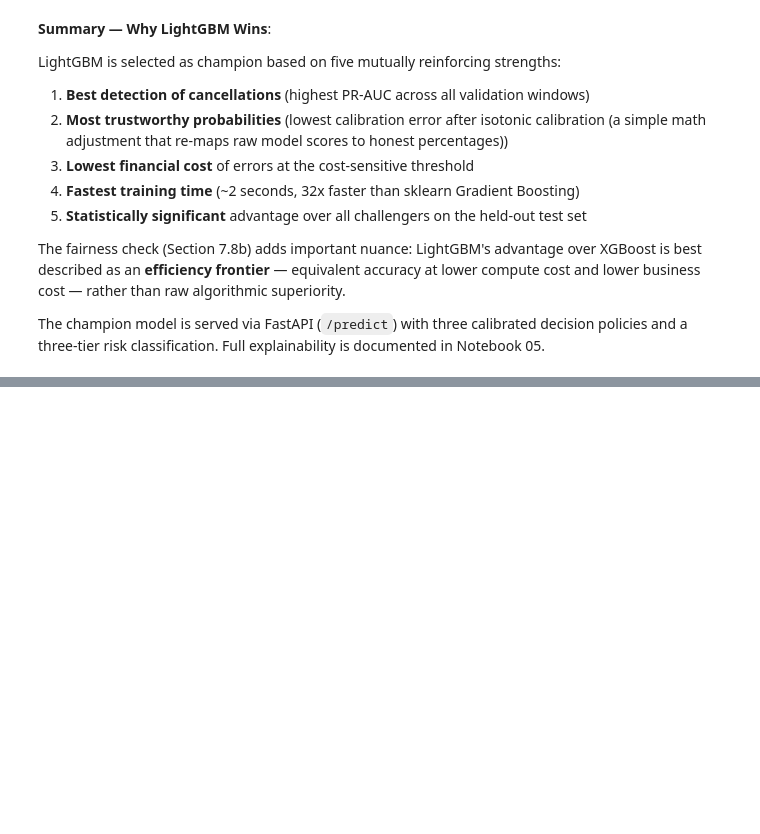
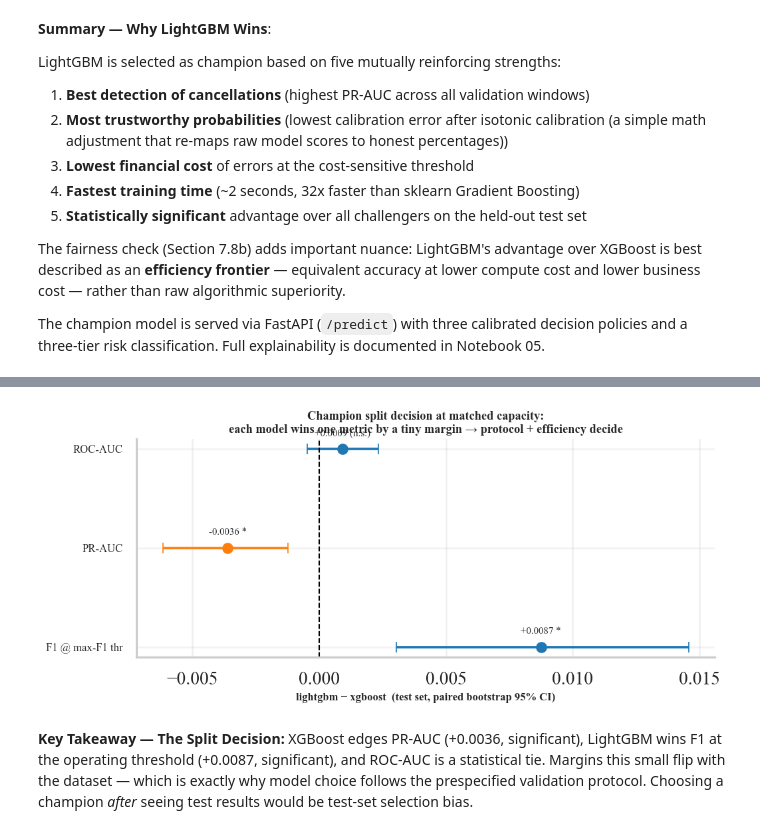
Before and after one commit to Dirkiee09/hotel-cancellation-prediction, a Jupyter notebook: notebooks/07_model_selection.ipynb, the cells around one changed output, grey strips where cells are left out. Drawn from its saved outputs; the diff is of its cells as text; code cells hidden in the pictures; blank space fills up the shorter version.

```diff
--- a/notebooks/07_model_selection.ipynb
+++ b/notebooks/07_model_selection.ipynb
@@ -909,0 +914,13 @@ The champion model is served via FastAPI (`/predict`) with three calibrated deci
+# %%
+import pandas as pd
+from pathlib import Path
+from src.eval.notebook_utils import plot_champion_split_decision
+
+sig_df = pd.read_csv(Path("../reports/benchmarks/14_paired_significance_vs_champion.csv"))
+fig = plot_champion_split_decision(sig_df)
+save_thesis_figure(fig, "7.8", "champion_split_decision", FIG_DIR)
+plt.show()
+# %% [output]
+[figure, added]
+# %% [markdown]
+**Key Takeaway — The Split Decision:** XGBoost edges PR-AUC (+0.0036, significant), LightGBM wins F1 at the operating threshold (+0.0087, significant), and ROC-AUC is a statistical tie. Margins this small flip with the dataset — which is exactly why model choice follows the prespecified validation protocol. Choosing a champion *after* seeing test results would be test-set selection bias.
```
Also changed, not shown: parts of 2 cells of this notebook, 4 other files.
